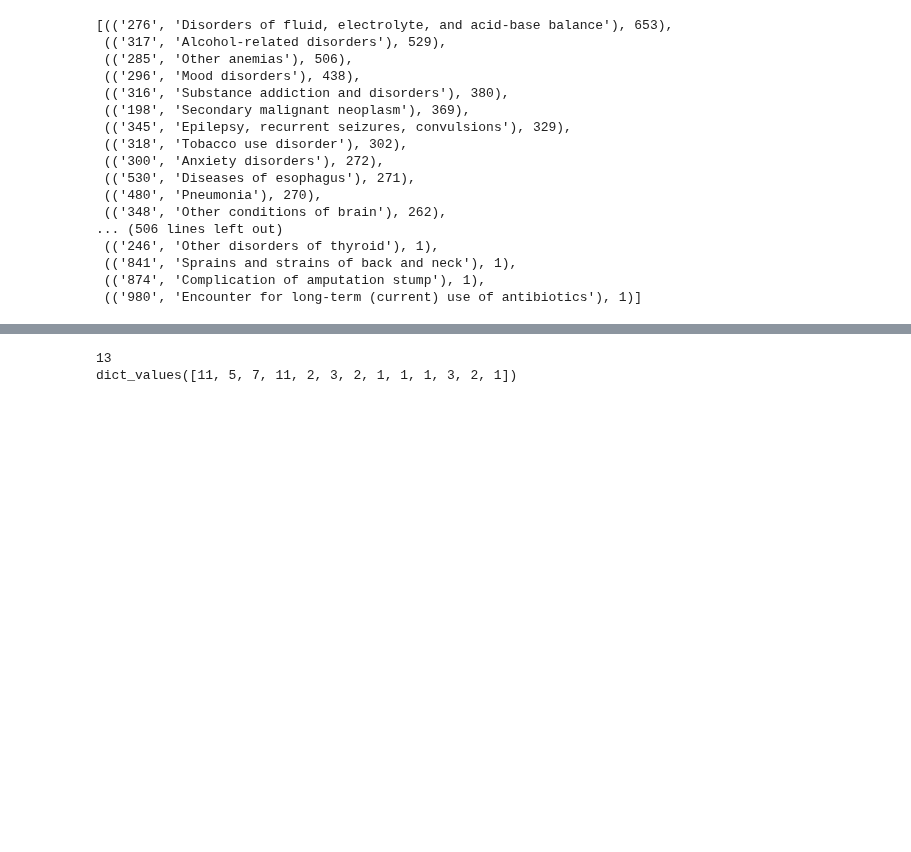
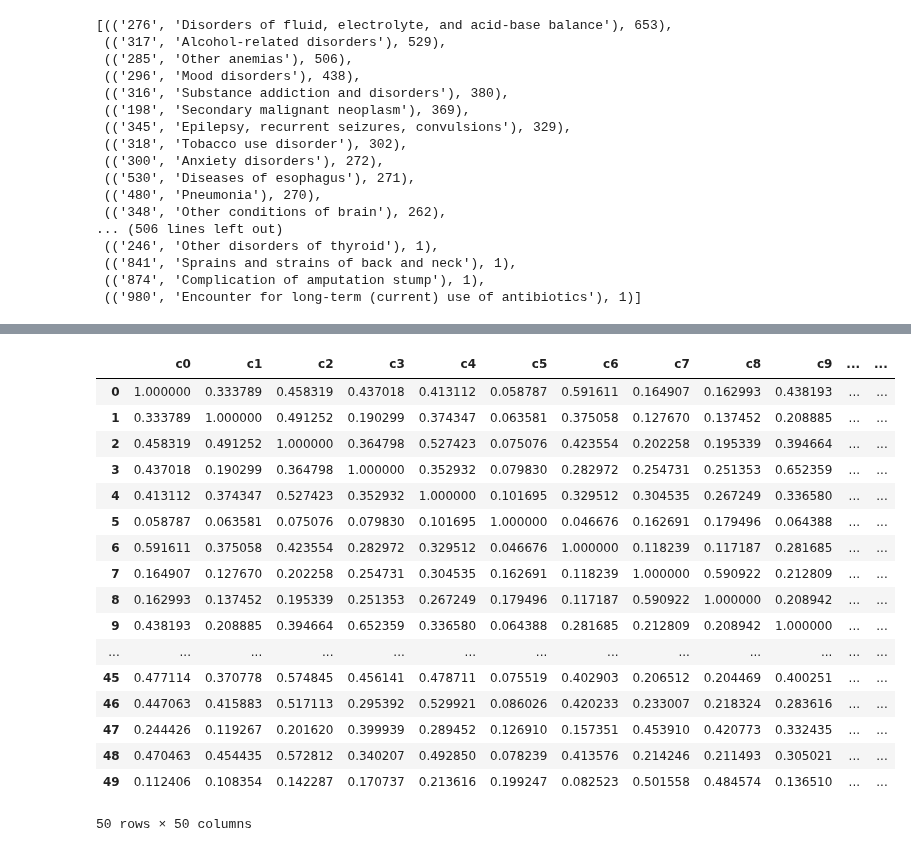
Before and after one commit to ashea2nd/VAE-EHR, a Jupyter notebook: experiments/200402_spectral_analysis_K50_rescaled_svd_knn50 copy/analyze_individual_clusters.ipynb, the cells around one changed output, grey strips where cells are left out. Drawn from its saved outputs; the diff is of its cells as text; code cells hidden in the pictures; blank space fills up the shorter version.

```diff
--- a/experiments/200402_spectral_analysis_K50_rescaled_svd_knn50 copy/analyze_individual_clusters.ipynb
+++ b/experiments/200402_spectral_analysis_K50_rescaled_svd_knn50 copy/analyze_individual_clusters.ipynb
@@ -389,3 +475,25 @@ phecode_counts
+# %%
+jaccard_adj_matrix_df = pd.read_csv("./data/adj_matrix_jaccardsim_NOT_mc.csv")
+jaccard_adj_matrix_df
+# %% [output]
+|  | c0 | c1 | c2 | c3 | c4 | c5 | c6 | c7 | c8 | c9 | ... | ... |
+| 0 | 1.000000 | 0.333789 | 0.458319 | 0.437018 | 0.413112 | 0.058787 | 0.591611 | 0.164907 | 0.162993 | 0.438193 | ... | ... |
+| 1 | 0.333789 | 1.000000 | 0.491252 | 0.190299 | 0.374347 | 0.063581 | 0.375058 | 0.127670 | 0.137452 | 0.208885 | ... | ... |
+| 2 | 0.458319 | 0.491252 | 1.000000 | 0.364798 | 0.527423 | 0.075076 | 0.423554 | 0.202258 | 0.195339 | 0.394664 | ... | ... |
+| 3 | 0.437018 | 0.190299 | 0.364798 | 1.000000 | 0.352932 | 0.079830 | 0.282972 | 0.254731 | 0.251353 | 0.652359 | ... | ... |
+| 4 | 0.413112 | 0.374347 | 0.527423 | 0.352932 | 1.000000 | 0.101695 | 0.329512 | 0.304535 | 0.267249 | 0.336580 | ... | ... |
+| 5 | 0.058787 | 0.063581 | 0.075076 | 0.079830 | 0.101695 | 1.000000 | 0.046676 | 0.162691 | 0.179496 | 0.064388 | ... | ... |
+| 6 | 0.591611 | 0.375058 | 0.423554 | 0.282972 | 0.329512 | 0.046676 | 1.000000 | 0.118239 | 0.117187 | 0.281685 | ... | ... |
+| 7 | 0.164907 | 0.127670 | 0.202258 | 0.254731 | 0.304535 | 0.162691 | 0.118239 | 1.000000 | 0.590922 | 0.212809 | ... | ... |
+| 8 | 0.162993 | 0.137452 | 0.195339 | 0.251353 | 0.267249 | 0.179496 | 0.117187 | 0.590922 | 1.000000 | 0.208942 | ... | ... |
+| 9 | 0.438193 | 0.208885 | 0.394664 | 0.652359 | 0.336580 | 0.064388 | 0.281685 | 0.212809 | 0.208942 | 1.000000 | ... | ... |
+| ... | ... | ... | ... | ... | ... | ... | ... | ... | ... | ... | ... | ... |
+| 45 | 0.477114 | 0.370778 | 0.574845 | 0.456141 | 0.478711 | 0.075519 | 0.402903 | 0.206512 | 0.204469 | 0.400251 | ... | ... |
+| 46 | 0.447063 | 0.415883 | 0.517113 | 0.295392 | 0.529921 | 0.086026 | 0.420233 | 0.233007 | 0.218324 | 0.283616 | ... | ... |
+| 47 | 0.244426 | 0.119267 | 0.201620 | 0.399939 | 0.289452 | 0.126910 | 0.157351 | 0.453910 | 0.420773 | 0.332435 | ... | ... |
+| 48 | 0.470463 | 0.454435 | 0.572812 | 0.340207 | 0.492850 | 0.078239 | 0.413576 | 0.214246 | 0.211493 | 0.305021 | ... | ... |
+| 49 | 0.112406 | 0.108354 | 0.142287 | 0.170737 | 0.213616 | 0.199247 | 0.082523 | 0.501558 | 0.484574 | 0.136510 | ... | ... |
+50 rows × 50 columns
 # %%
 top_phecodes = []
 for ci in tqdm(range(50)):
@@ -395,7 +507,0 @@ for ci in tqdm(range(50)):
-# %%
-most_common_phecodes = [p[0] for p in top_phecodes]
-print(len(Counter(most_common_phecodes).keys()))
-print(Counter(most_common_phecodes).values())
-# %% [output]
-13
-dict_values([11, 5, 7, 11, 2, 3, 2, 1, 1, 1, 3, 2, 1])
```
Also changed, not shown: parts of 19 cells of this notebook, 7 other files.
